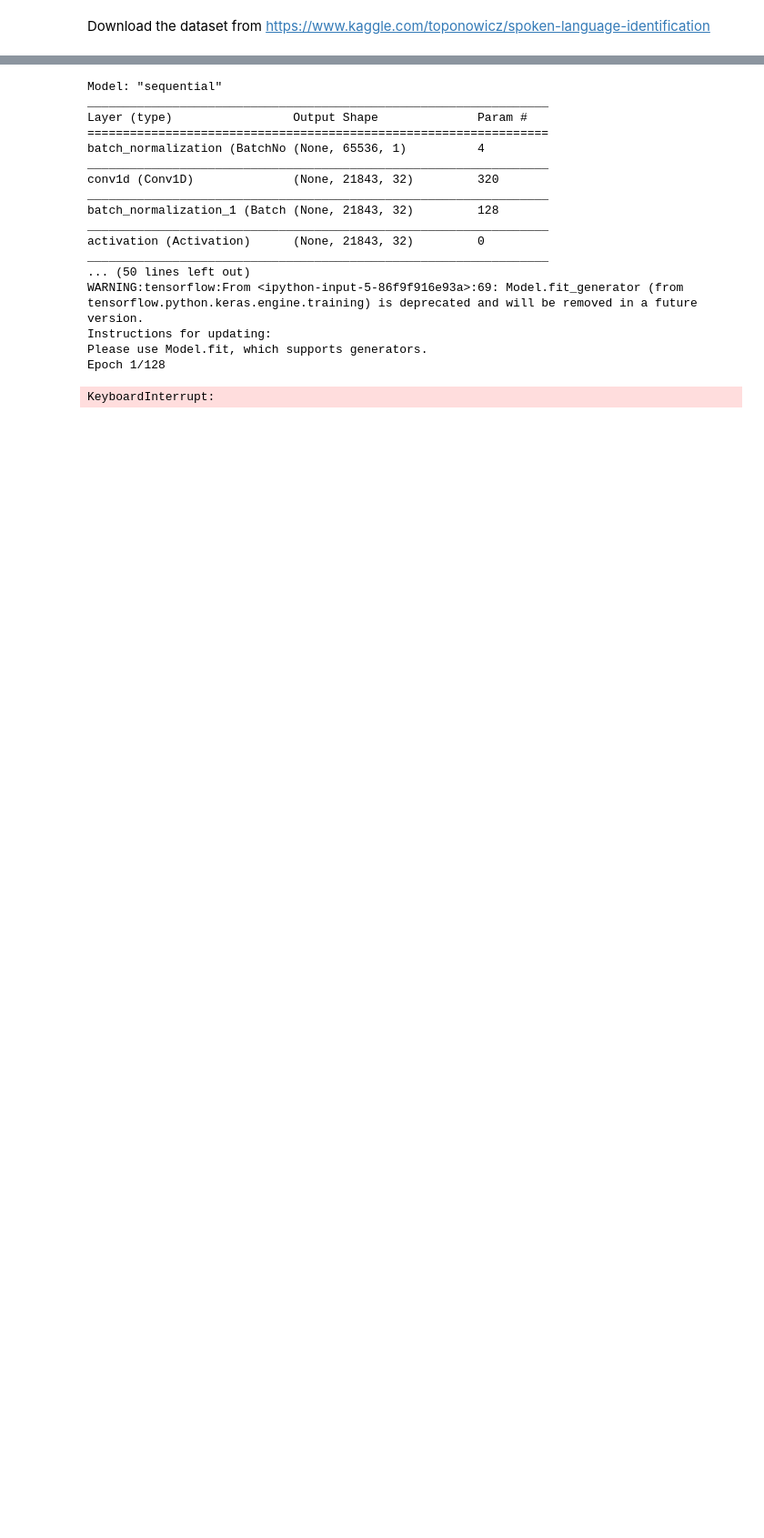
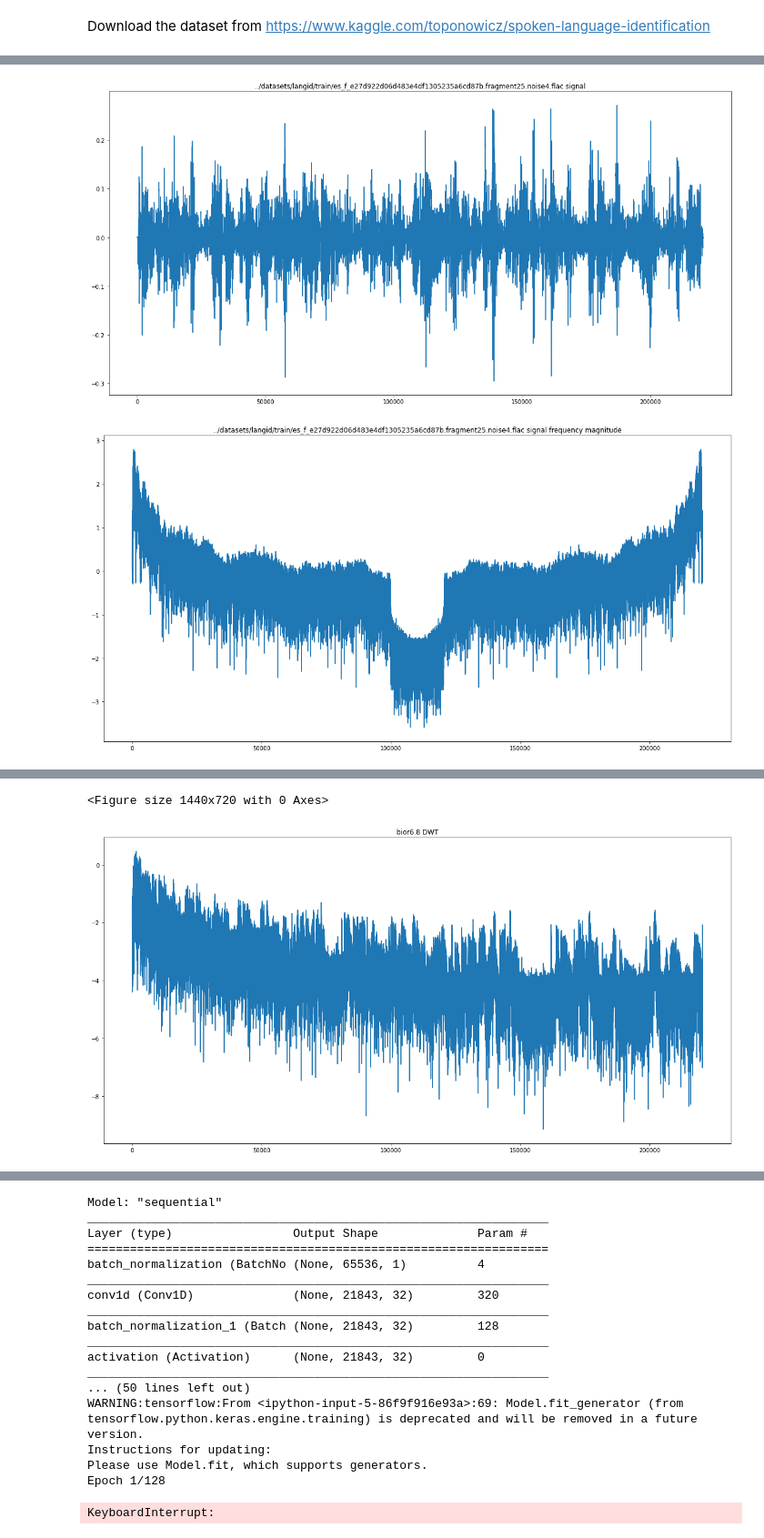
Before and after one commit to mpiihsier/siml, a Jupyter notebook: notebooks/spoken_langid.ipynb, the cells around one changed output, grey strips where cells are left out. Shown at 91% size. Drawn from its saved outputs; the diff is of its cells as text; code cells hidden in the pictures; blank space fills up the shorter version.

```diff
--- a/notebooks/spoken_langid.ipynb
+++ b/notebooks/spoken_langid.ipynb
@@ -171,0 +203,43 @@ for filename in os.listdir(test_path):
+# %%
+from numpy import log10, absolute as abs
+from scipy.fftpack import dct,fft
+
+def dwt (signal, waveletname, mode='per'):
+    list_coeff = pywt.wavedec(signal, waveletname, mode)
+    # convert the wavelet decomposition to array
+    comp_dwt=[]
+    for coeff in list_coeff:
+        comp_dwt.extend(coeff)
+    return comp_dwt
+
+# Randomly choose 10 signals from the training set
+sample_set = np.random.randint(len(train_files),size=3)
+plt_wvts=['bior6.8','coif17','dmey','db38','rbio6.8','sym20']
+
+for i in sample_set:
+    f = train_files[i]
+    sig,fs = sf.read(f)
+
+    ## Now we plot
+    plt.figure(figsize=(20,10))
+    plt.plot(sig)
+    plt.title('{} signal'.format(f))
+
+    plt.figure(figsize=(20,10))
+    plt.plot(log10(abs(fft(sig))))
+    plt.title('{} signal frequency magnitude'.format(f))
+
+    plt.figure(figsize=(10,10))
+    plt.specgram(sig, Fs=fs)
+    # add axis labels
+    plt.ylabel('Frequency [Hz]')
+    plt.xlabel('Time [sec]')
+
+    plt.figure(figsize=(20,10))
+    for w in plt_wvts:
+        plt.figure(figsize=(20,10))
+        plt.plot(log10(abs(dwt(sig,w))))
+        plt.title('{} DWT'.format(w))
+# %% [output]
+[figure, added]
+[figure, added]
@@ -171,0 +247,2 @@ for filename in os.listdir(test_path):
+<Figure size 1440x720 with 0 Axes>
+[figure, added]
```
Also changed, not shown: parts of 12 cells of this notebook, 1 other file.
